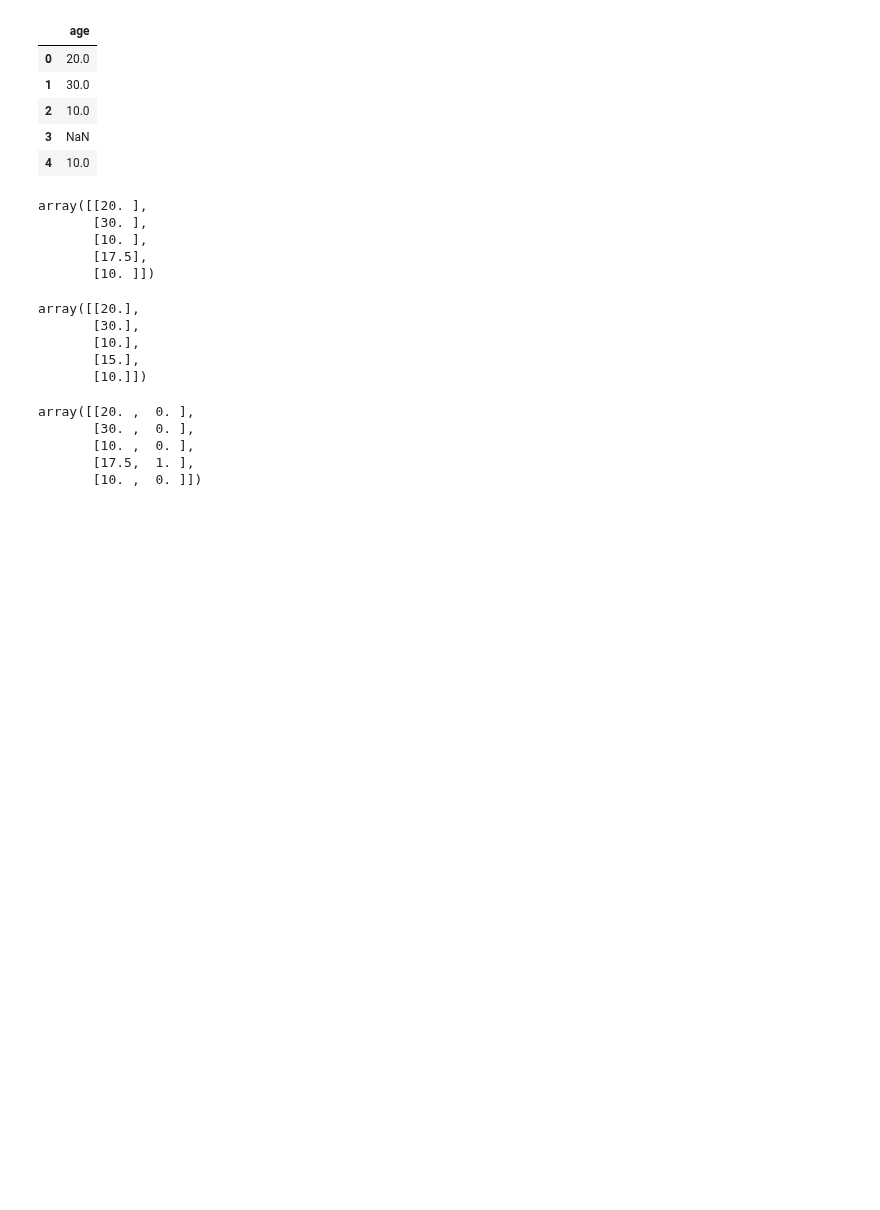
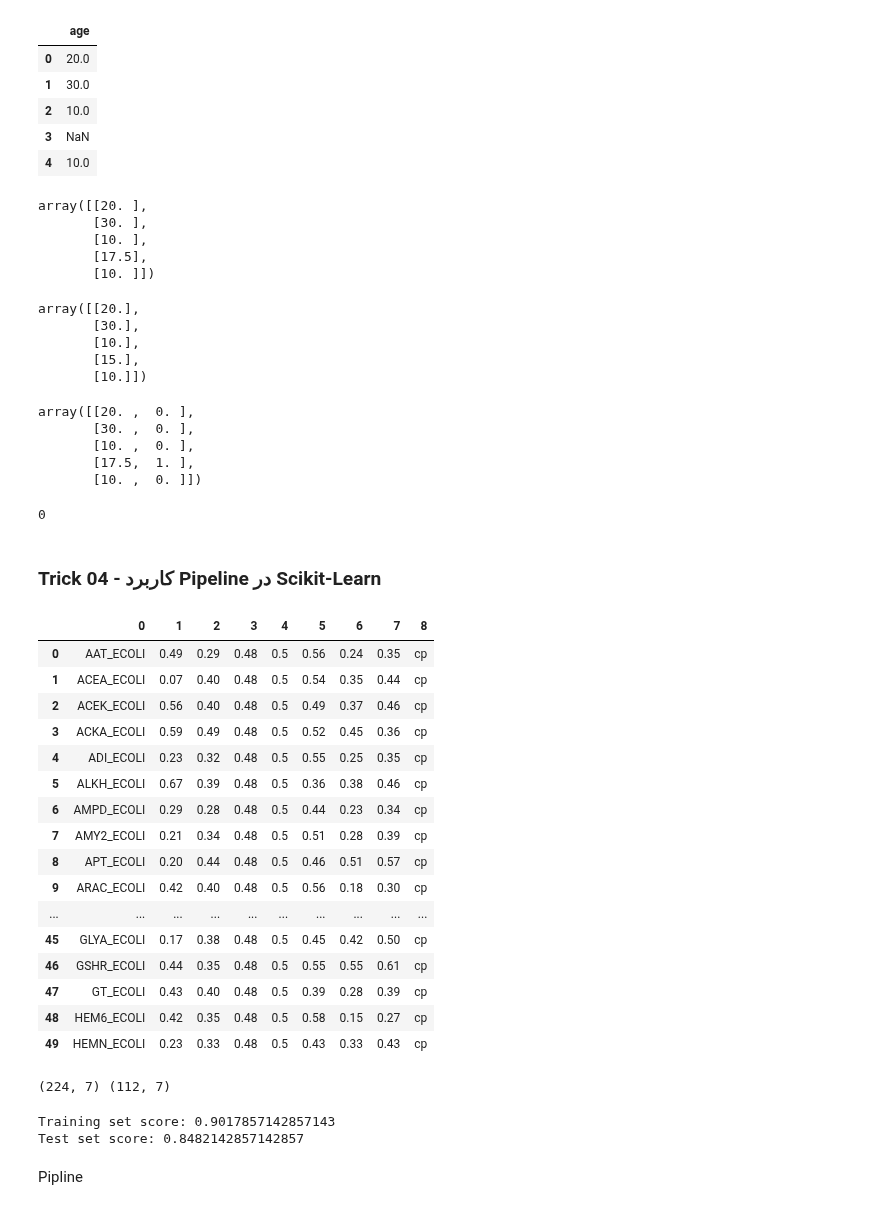
Before and after one commit to poorialari2017/ML_git001, a Jupyter notebook: MLproj002/Pooria/01 Preprocessing/Scikit-Learn/00 20Trick of Sckit-Learn.ipynb, the cells around one changed output. Drawn from its saved outputs; the diff is of its cells as text; code cells hidden in the pictures; blank space fills up the shorter version.

Commit message:
20Trick of sklearn

```diff
--- a/MLproj002/Pooria/01 Preprocessing/Scikit-Learn/00 20Trick of Sckit-Learn.ipynb
+++ b/MLproj002/Pooria/01 Preprocessing/Scikit-Learn/00 20Trick of Sckit-Learn.ipynb
@@ -219,3 +219,10 @@ array([[20. ,  0. ],
        [10. ,  0. ],
        [17.5,  1. ],
        [10. ,  0. ]])
+# %%
+del x, imputer
+gc.collect()
+# %% [output]
+0
+# %% [markdown]
+### Trick 04 - کاربرد Pipeline در Scikit-Learn
@@ -221,0 +241,25 @@ array([[20. ,  0. ],
+# %%
+df = pd.read_csv(
+    'https://archive.ics.uci.edu/ml/machine-learning-databases/ecoli/ecoli.data',
+    sep = '\s+',
+    header=None)
+
+df.head(50)
+# %% [output]
+|  | 0 | 1 | 2 | 3 | 4 | 5 | 6 | 7 | 8 |
+| 0 | AAT_ECOLI | 0.49 | 0.29 | 0.48 | 0.5 | 0.56 | 0.24 | 0.35 | cp |
+| 1 | ACEA_ECOLI | 0.07 | 0.40 | 0.48 | 0.5 | 0.54 | 0.35 | 0.44 | cp |
+| 2 | ACEK_ECOLI | 0.56 | 0.40 | 0.48 | 0.5 | 0.49 | 0.37 | 0.46 | cp |
+| 3 | ACKA_ECOLI | 0.59 | 0.49 | 0.48 | 0.5 | 0.52 | 0.45 | 0.36 | cp |
+| 4 | ADI_ECOLI | 0.23 | 0.32 | 0.48 | 0.5 | 0.55 | 0.25 | 0.35 | cp |
+| 5 | ALKH_ECOLI | 0.67 | 0.39 | 0.48 | 0.5 | 0.36 | 0.38 | 0.46 | cp |
+| 6 | AMPD_ECOLI | 0.29 | 0.28 | 0.48 | 0.5 | 0.44 | 0.23 | 0.34 | cp |
+| 7 | AMY2_ECOLI | 0.21 | 0.34 | 0.48 | 0.5 | 0.51 | 0.28 | 0.39 | cp |
+| 8 | APT_ECOLI | 0.20 | 0.44 | 0.48 | 0.5 | 0.46 | 0.51 | 0.57 | cp |
+| 9 | ARAC_ECOLI | 0.42 | 0.40 | 0.48 | 0.5 | 0.56 | 0.18 | 0.30 | cp |
+| ... | ... | ... | ... | ... | ... | ... | ... | ... | ... |
+| 45 | GLYA_ECOLI | 0.17 | 0.38 | 0.48 | 0.5 | 0.45 | 0.42 | 0.50 | cp |
+| 46 | GSHR_ECOLI | 0.44 | 0.35 | 0.48 | 0.5 | 0.55 | 0.55 | 0.61 | cp |
+| 47 | GT_ECOLI | 0.43 | 0.40 | 0.48 | 0.5 | 0.39 | 0.28 | 0.39 | cp |
+| 48 | HEM6_ECOLI | 0.42 | 0.35 | 0.48 | 0.5 | 0.58 | 0.15 | 0.27 | cp |
+| 49 | HEMN_ECOLI | 0.23 | 0.33 | 0.48 | 0.5 | 0.43 | 0.33 | 0.43 | cp |
@@ -221,0 +274,19 @@ array([[20. ,  0. ],
+# %%
+X_train, X_test, y_train, y_test = train_test_split(
+    X,
+    y,
+    test_size= 1/3,
+    random_state=0
+)
+print(X_train.shape, X_test.shape)
+# %% [output]
+(224, 7) (112, 7)
+# %%
+knn = KNeighborsClassifier().fit(X_train, y_train)
+print('Training set score: ' + str(knn.score(X_train,y_train)))
+print('Test set score: ' + str(knn.score(X_test,y_test)))
+# %% [output]
+Training set score: 0.9017857142857143
+Test set score: 0.8482142857142857
+# %% [markdown]
+Pipline
```
Also changed, not shown: parts of 35 cells of this notebook, 1 other file.
